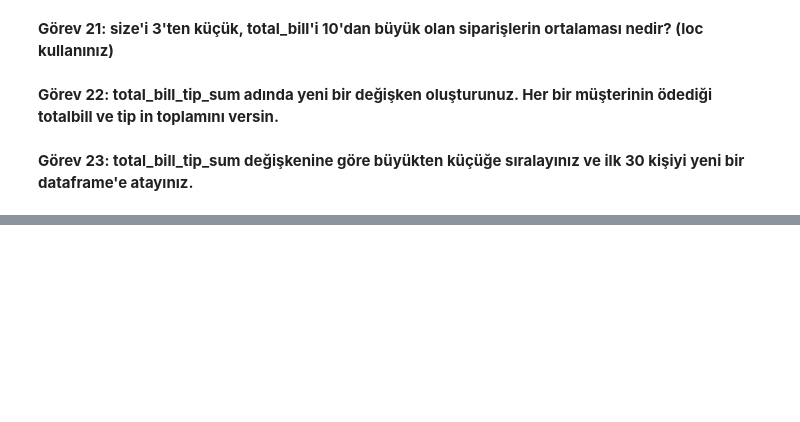
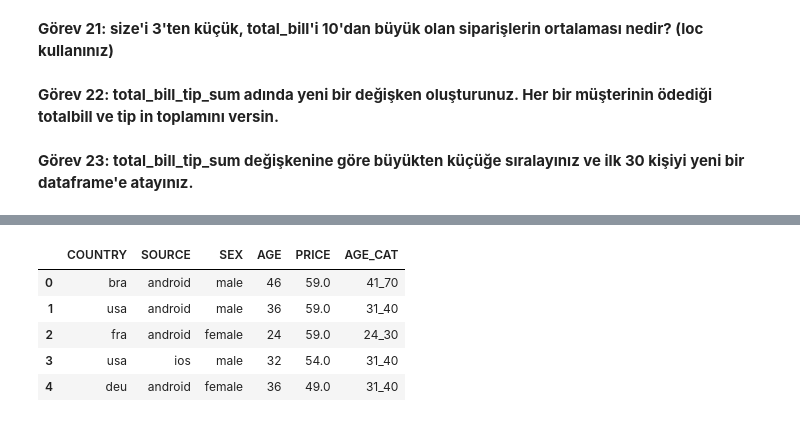
Before and after one commit to mseviker/Baslangic, a Jupyter notebook: baslangic.ipynb, the cells around one changed output, grey strips where cells are left out. Saved outputs shown, nothing was run; the diff lists cells and outputs as text; code cells hidden in the pictures; blank space fills up the shorter version.

```diff
--- a/baslangic.ipynb
+++ b/baslangic.ipynb
@@ -375,0 +607,10 @@ ilk_otuz = (df.sort_values(by='total_bill_tip_sum', ascending=False)).head(30)
+# %%
+agg_df["AGE_CAT"] = pd.cut(agg_df["AGE"], [0, 18, 23, 31, 40, 70], labels = ["0_18", "19_23", "24_30", "31_40", "41_70"])
+agg_df.head()
+# %% [output]
+|  | COUNTRY | SOURCE | SEX | AGE | PRICE | AGE_CAT |
+| 0 | bra | android | male | 46 | 59.0 | 41_70 |
+| 1 | usa | android | male | 36 | 59.0 | 31_40 |
+| 2 | fra | android | female | 24 | 59.0 | 24_30 |
+| 3 | usa | ios | male | 32 | 54.0 | 31_40 |
+| 4 | deu | android | female | 36 | 49.0 | 31_40 |
```
Also changed, not shown: parts of 43 cells of this notebook.
